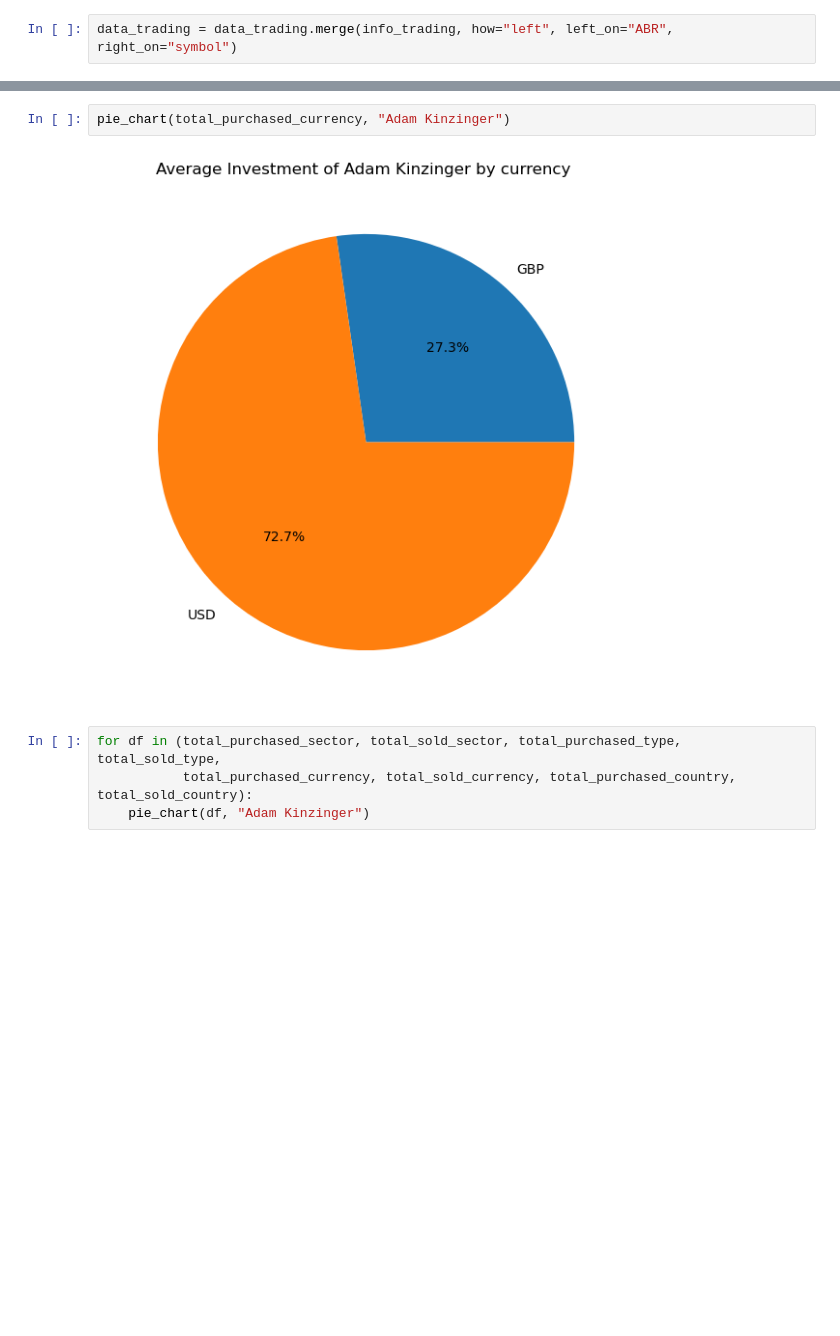
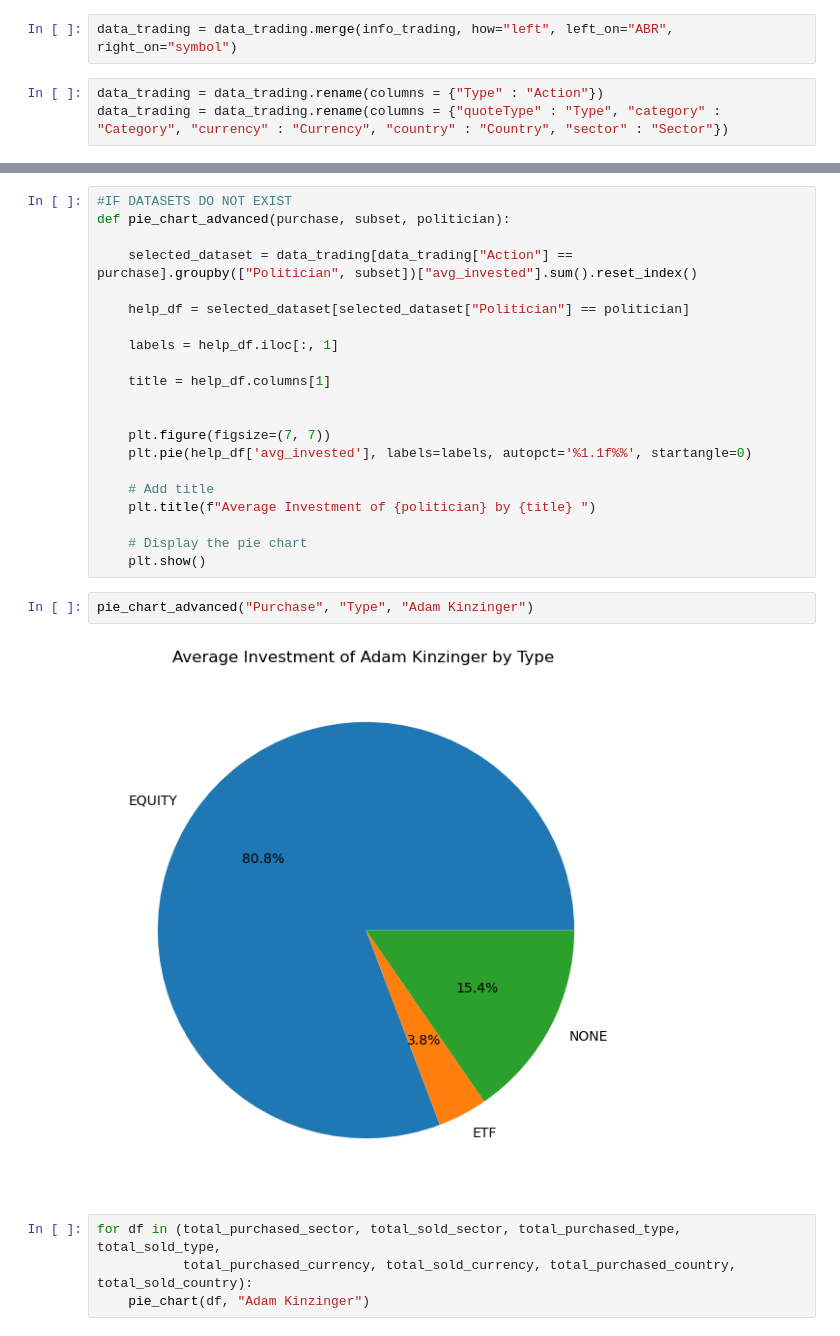
Before and after one commit to JEM207-Data-Processing-in-Python/Senators-trading, a Jupyter notebook: Code.ipynb, the cells around one changed output, grey strips where cells are left out. Cells and saved outputs as stored; diff of their text form; blank space fills up the shorter version.

```diff
--- a/Code.ipynb
+++ b/Code.ipynb
@@ -398,5 +395,8 @@ TABLE OF INFORMATION ABOUT TRADERS
 data_trading["ABR"] = data_trading["Stock"].apply(lambda x: x.split(" ")[0])
 # %%
 data_trading = data_trading.merge(info_trading, how="left", left_on="ABR", right_on="symbol")
+# %%
+data_trading = data_trading.rename(columns = {"Type" : "Action"})
+data_trading = data_trading.rename(columns = {"quoteType" : "Type", "category" : "Category", "currency" : "Currency", "country" : "Country", "sector" : "Sector"})
 # %%
 #TOTAL INVESTED
@@ -446,10 +447,31 @@ def pie_chart(df, politician):
 
     # Display the pie chart
     plt.show()
+# %%
+#IF DATASETS DO NOT EXIST
+def pie_chart_advanced(purchase, subset, politician):
+
+    selected_dataset = data_trading[data_trading["Action"] == purchase].groupby(["Politician", subset])["avg_invested"].sum().reset_index()
+
+    help_df = selected_dataset[selected_dataset["Politician"] == politician]
+
+    labels = help_df.iloc[:, 1]
+
+    title = help_df.columns[1]
+
+
+    plt.figure(figsize=(7, 7))
+    plt.pie(help_df['avg_invested'], labels=labels, autopct='%1.1f%%', startangle=0)
+
+    # Add title
+    plt.title(f"Average Investment of {politician} by {title} ")
+
+    # Display the pie chart
+    plt.show()
 # %%
-pie_chart(total_purchased_currency, "Adam Kinzinger")
+pie_chart_advanced("Purchase", "Type", "Adam Kinzinger")
 # %% [output]
-[figure, old version]
+[figure, new version]
 # %%
 for df in (total_purchased_sector, total_sold_sector, total_purchased_type, total_sold_type,
            total_purchased_currency, total_sold_currency, total_purchased_country, total_sold_country):
```
Also changed, not shown: parts of 50 cells of this notebook.
